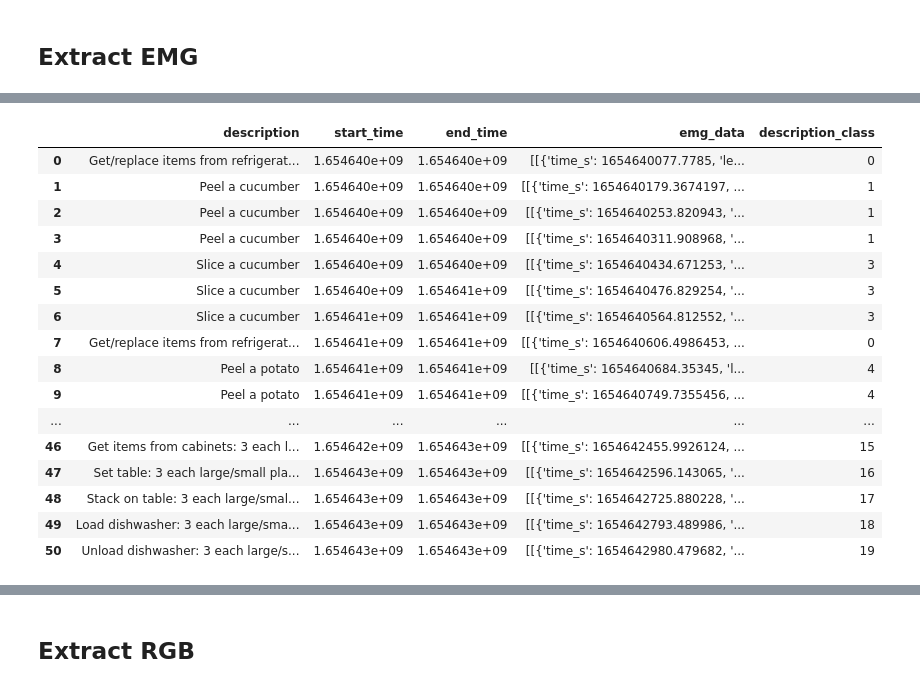
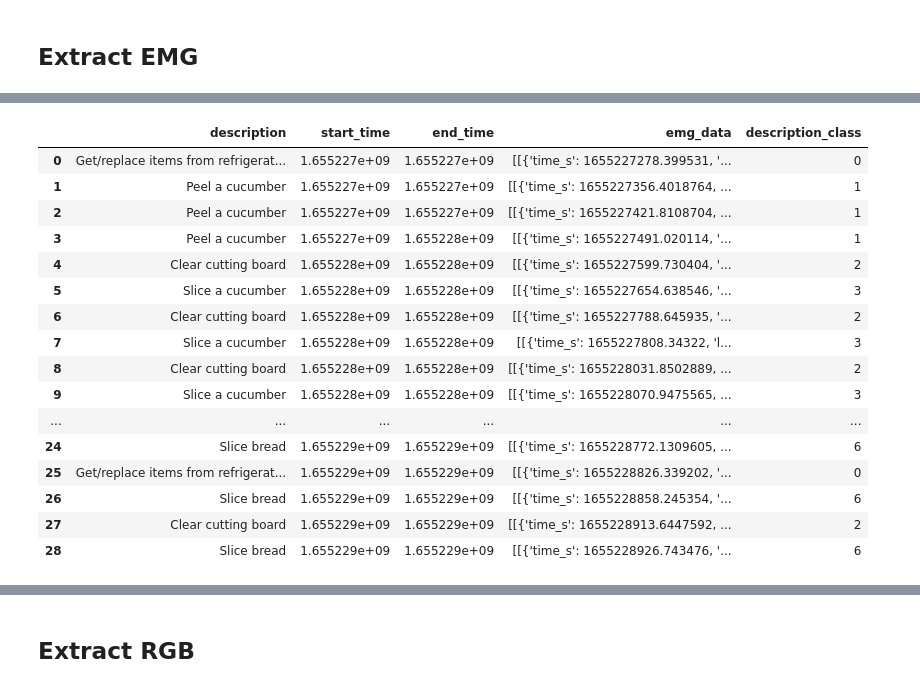
Before and after one commit to Andrew64-bit/Egocentric-Vision, a Jupyter notebook: _my_colab_runner.ipynb, the cells around one changed output, grey strips where cells are left out. Saved outputs shown, nothing was run; the diff lists cells and outputs as text; code cells hidden in the pictures.

```diff
--- a/_my_colab_runner.ipynb
+++ b/_my_colab_runner.ipynb
@@ -354,7 +354,7 @@ import h5py
 import numpy as np
 import pandas as pd
 # Specifica il percorso del file HDF5
-file_path = r"D:/ActionNetDataset/2022-06-14_16-38-43_streamLog_actionNet-wearables_S04.hdf5"
+file_path = r"D:/ActionNetDataset/2022-06-07_18-11-37_streamLog_actionNet-wearables_S00_2.hdf5"
 
 # Apri il file HDF5 in modalità lettura
 with h5py.File(file_path, 'r') as hdf:
@@ -369,7 +369,11 @@ with h5py.File(file_path, 'r') as hdf:
     print(len(emg_left_data))
     print(len(emg_right_data))
 
+    activities = [[x.decode('utf-8') for x in row] for row in hdf['experiment-activities']['activities']['data']]
+    for i, (label, start_stop, validity, notes) in enumerate(activities):
 
+        if validity in ['Bad', 'Maybe']:
+            print(f"Activity {i}: {label} - {start_stop} - {validity} - {notes}")
     '''
     datasetsx = hdf['myo-left']
     datasetdx = hdf['myo-right']
@@ -417,6 +421,8 @@ with h5py.File(file_path, 'r') as hdf:
     print(dataLabel.keys())
     print(dataLabel['notes']['data'][:,:])
     '''
+
+    '''
     datasetsx = hdf['myo-left']['emg']
     print(datasetsx.keys())
     left_time_set = list(np.round(hdf['myo-left']['emg']['time_s'], 2))
@@ -452,6 +458,8 @@ df_right['time_s'] = emg_right_time
 merged_df = pd.merge_asof(df_left.sort_values('time_s'), df_right.sort_values('time_s'), on='time_s', direction='nearest')
 
 '''
+
+'''
 n = 150
 n1 = 150
 print(emg_right_data[n])
@@ -462,7 +470,7 @@ print(emg_left_time[n1])
 print(emg_right_time[n] - emg_left_time[n1])
 
 print(merged_df.iloc[n])
-print(len(merged_df))'''
+print(len(merged_df))
 
 merged_df['left_emg'] = merged_df[[f'emg_left_ch{i+1}' for i in range(emg_left_data.shape[1])]].values.tolist()
 merged_df['right_emg'] = merged_df[[f'emg_right_ch{i+1}' for i in range(emg_right_data.shape[1])]].values.tolist()
@@ -481,4 +489,4 @@ print(f"right - {emg_right_time[0,0]}")
 print(f"right - {emg_left_time[-1,0] - emg_left_time[0,0]}")
 
 pkl_path = './PROVA/path_to_save_your_dataframe.pkl'
-#result_df.to_pickle(pkl_path)
+#result_df.to_pickle(pkl_path)'''
@@ -545,56 +560,56 @@ from utils.actionNet_emg_record import ActionNetVideoEmgRecord
 
 #try read emg
 
-file_path = "D:/ActionNetDataset/saved_emg/S00_2.pkl"
+file_path = "D:/ActionNetDataset/saved_emg/S03_1.pkl"
 df = pd.read_pickle(file_path)
 '''
 # Display the DataFrame
 #print(f"durations = {df['end_time'] - df['start_time']}")
 df.iloc[0]
 el = ActionNetVideoEmgRecord(df.iloc[0].description,df.iloc[0].description_class,df.iloc[0].emg_data[0])
 print(el.duration)
 print(el.description)
 print(el.label)
 print(el.get_emg(1))
 index = sorted(np.array(s04['index']) - 1)
 print(index)
 df_idx = df.iloc[index]
 video_list = []
 for i,(_,action) in enumerate(df_idx.iterrows()):
     if i < 10:
         descr = action['description']
         label = action['description_class']
         start = action['start_time']
         end = action['end_time']
         #print(action['description'])
         #print(action['description_class'])
         #print(action['start_time'])
         #print(action['end_time'])
         for el in action['emg_data']:
             sample = ActionNetVideoEmgRecord(descr,label, el)
             video_list.append(sample)
 
 print(video_list[0])
     '''
 df
 # %% [output]
 |  | description | start_time | end_time | emg_data | description_class |
-| 0 | Get/replace items from refrigerat... | 1.654640e+09 | 1.654640e+09 | [[{'time_s': 1654640077.7785, 'le... | 0 |
-| 1 | Peel a cucumber | 1.654640e+09 | 1.654640e+09 | [[{'time_s': 1654640179.3674197, ... | 1 |
-| 2 | Peel a cucumber | 1.654640e+09 | 1.654640e+09 | [[{'time_s': 1654640253.820943, '... | 1 |
-| 3 | Peel a cucumber | 1.654640e+09 | 1.654640e+09 | [[{'time_s': 1654640311.908968, '... | 1 |
-| 4 | Slice a cucumber | 1.654640e+09 | 1.654640e+09 | [[{'time_s': 1654640434.671253, '... | 3 |
-| 5 | Slice a cucumber | 1.654640e+09 | 1.654641e+09 | [[{'time_s': 1654640476.829254, '... | 3 |
-| 6 | Slice a cucumber | 1.654641e+09 | 1.654641e+09 | [[{'time_s': 1654640564.812552, '... | 3 |
-| 7 | Get/replace items from refrigerat... | 1.654641e+09 | 1.654641e+09 | [[{'time_s': 1654640606.4986453, ... | 0 |
-| 8 | Peel a potato | 1.654641e+09 | 1.654641e+09 | [[{'time_s': 1654640684.35345, 'l... | 4 |
-| 9 | Peel a potato | 1.654641e+09 | 1.654641e+09 | [[{'time_s': 1654640749.7355456, ... | 4 |
+| 0 | Get/replace items from refrigerat... | 1.655227e+09 | 1.655227e+09 | [[{'time_s': 1655227278.399531, '... | 0 |
+| 1 | Peel a cucumber | 1.655227e+09 | 1.655227e+09 | [[{'time_s': 1655227356.4018764, ... | 1 |
+| 2 | Peel a cucumber | 1.655227e+09 | 1.655227e+09 | [[{'time_s': 1655227421.8108704, ... | 1 |
+| 3 | Peel a cucumber | 1.655227e+09 | 1.655228e+09 | [[{'time_s': 1655227491.020114, '... | 1 |
+| 4 | Clear cutting board | 1.655228e+09 | 1.655228e+09 | [[{'time_s': 1655227599.730404, '... | 2 |
+| 5 | Slice a cucumber | 1.655228e+09 | 1.655228e+09 | [[{'time_s': 1655227654.638546, '... | 3 |
+| 6 | Clear cutting board | 1.655228e+09 | 1.655228e+09 | [[{'time_s': 1655227788.645935, '... | 2 |
+| 7 | Slice a cucumber | 1.655228e+09 | 1.655228e+09 | [[{'time_s': 1655227808.34322, 'l... | 3 |
+| 8 | Clear cutting board | 1.655228e+09 | 1.655228e+09 | [[{'time_s': 1655228031.8502889, ... | 2 |
+| 9 | Slice a cucumber | 1.655228e+09 | 1.655228e+09 | [[{'time_s': 1655228070.9475565, ... | 3 |
 | ... | ... | ... | ... | ... | ... |
-| 46 | Get items from cabinets: 3 each l... | 1.654642e+09 | 1.654643e+09 | [[{'time_s': 1654642455.9926124, ... | 15 |
-| 47 | Set table: 3 each large/small pla... | 1.654643e+09 | 1.654643e+09 | [[{'time_s': 1654642596.143065, '... | 16 |
-| 48 | Stack on table: 3 each large/smal... | 1.654643e+09 | 1.654643e+09 | [[{'time_s': 1654642725.880228, '... | 17 |
-| 49 | Load dishwasher: 3 each large/sma... | 1.654643e+09 | 1.654643e+09 | [[{'time_s': 1654642793.489986, '... | 18 |
-| 50 | Unload dishwasher: 3 each large/s... | 1.654643e+09 | 1.654643e+09 | [[{'time_s': 1654642980.479682, '... | 19 |
+| 24 | Slice bread | 1.655229e+09 | 1.655229e+09 | [[{'time_s': 1655228772.1309605, ... | 6 |
+| 25 | Get/replace items from refrigerat... | 1.655229e+09 | 1.655229e+09 | [[{'time_s': 1655228826.339202, '... | 0 |
+| 26 | Slice bread | 1.655229e+09 | 1.655229e+09 | [[{'time_s': 1655228858.245354, '... | 6 |
+| 27 | Clear cutting board | 1.655229e+09 | 1.655229e+09 | [[{'time_s': 1655228913.6447592, ... | 2 |
+| 28 | Slice bread | 1.655229e+09 | 1.655229e+09 | [[{'time_s': 1655228926.743476, '... | 6 |
 # %%
 from utils.loaders import ActionNetEmgDataset
 
```
Also changed, not shown: parts of 3 cells of this notebook, 1 other file.
